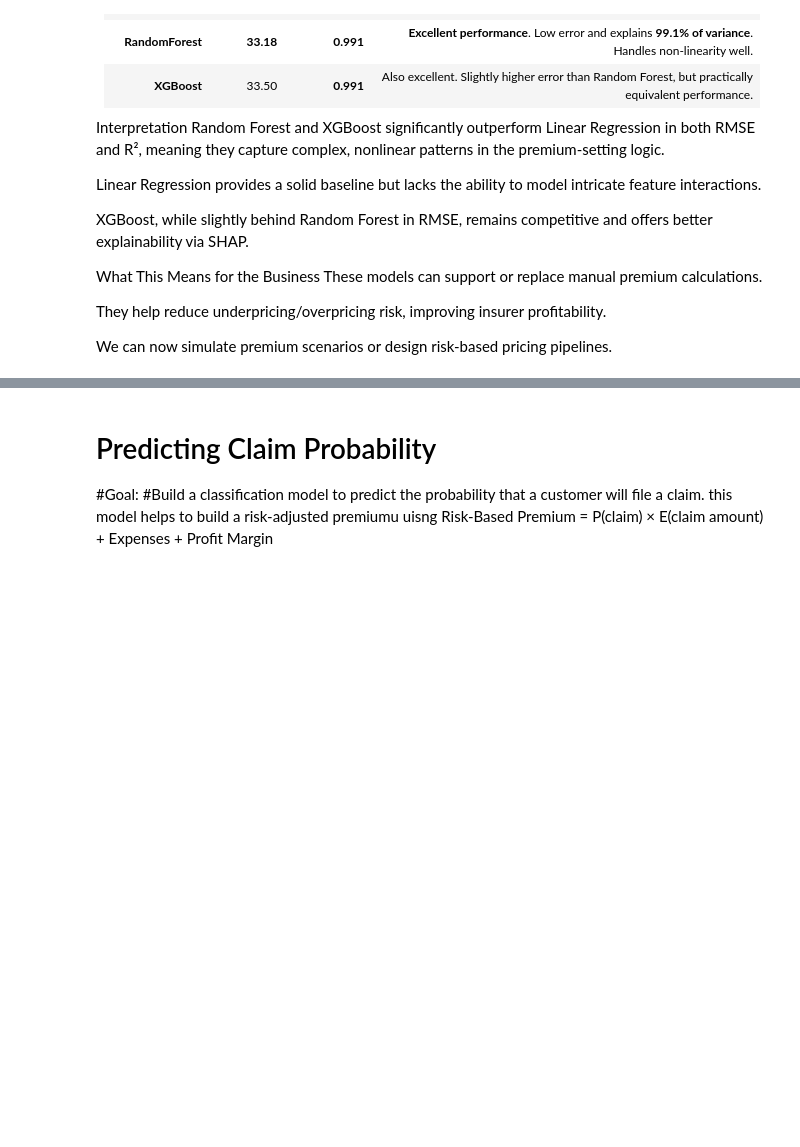
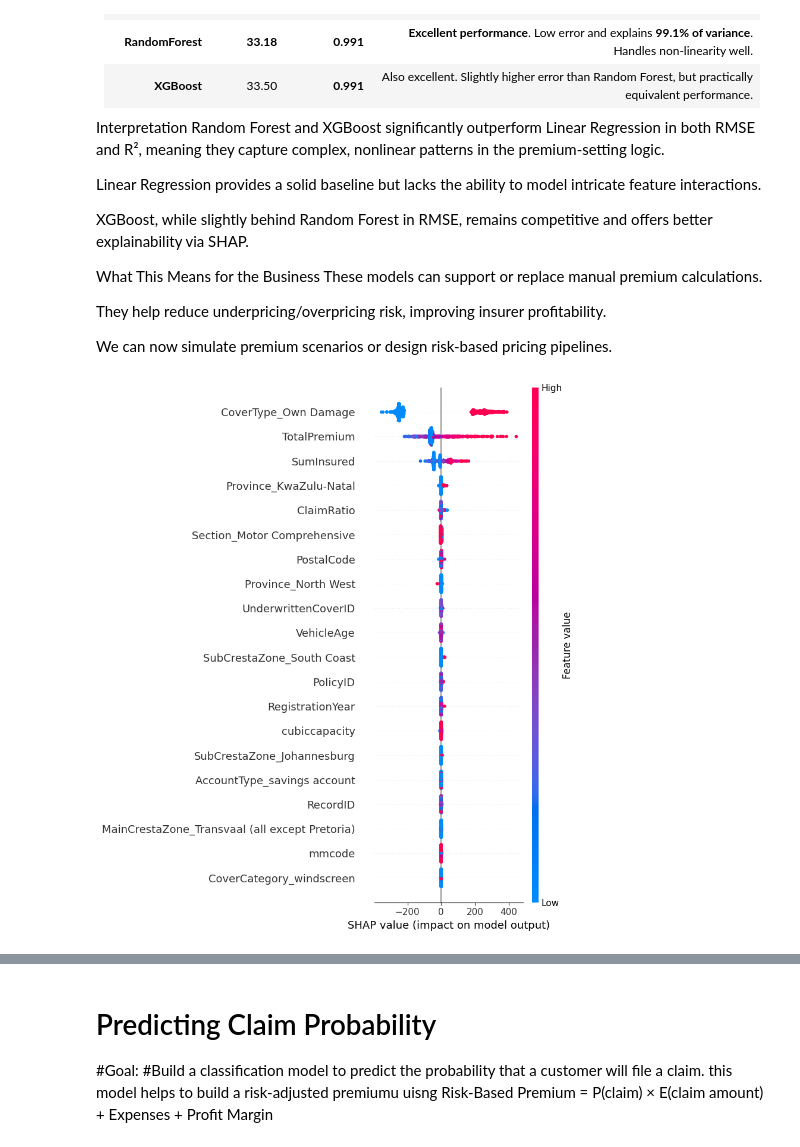
Before and after one commit to NuryeNigusMekonen/Insurance-Risk-Analytics---Predictive-Modeling-for-ACIS, a Jupyter notebook: notebooks/modeling.ipynb, the cells around one changed output, grey strips where cells are left out. Drawn from its saved outputs; the diff is of its cells as text; code cells hidden in the pictures; blank space fills up the shorter version.

```diff
--- a/notebooks/modeling.ipynb
+++ b/notebooks/modeling.ipynb
@@ -294,3 +277,19 @@ These models can support or replace manual premium calculations.
 They help reduce underpricing/overpricing risk, improving insurer profitability.
 
 We can now simulate premium scenarios or design risk-based pricing pipelines.
+# %%
+import shap
+
+# Pick best model based on above output
+best_model = models["RandomForest"]
+
+# Create SHAP TreeExplainer
+explainer = shap.TreeExplainer(best_model)
+
+# Compute SHAP values for test data
+shap_values = explainer.shap_values(X_test)
+
+# Summary plot
+shap.summary_plot(shap_values, X_test)
+# %% [output]
+[figure, added]
```
Also changed, not shown: parts of 8 cells of this notebook, 2 other files.
